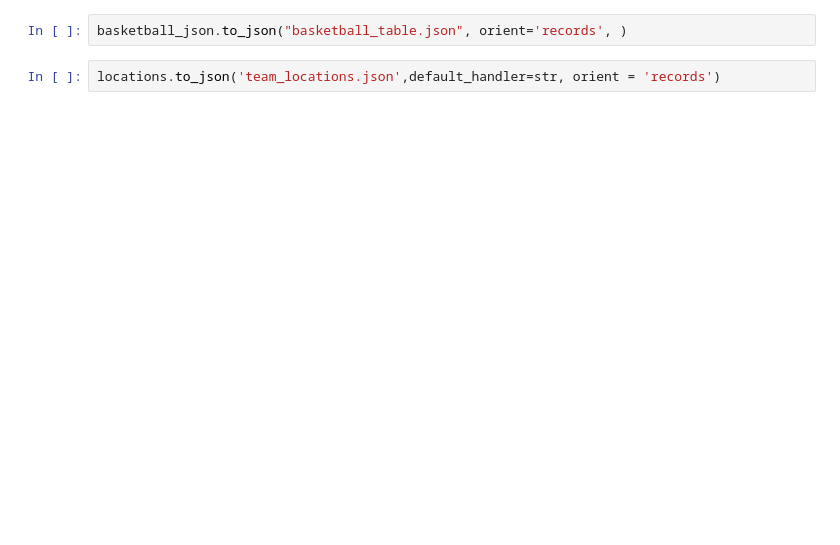
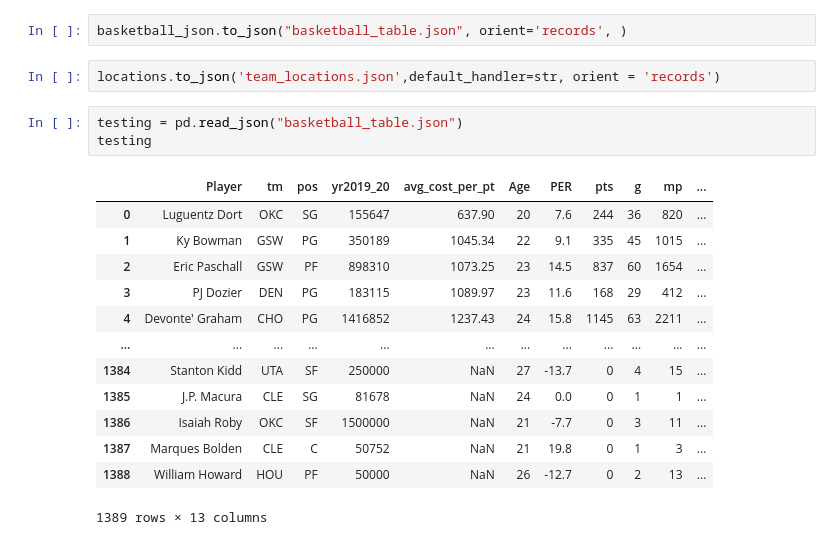
Before and after one commit to gportes24/NBA_salary_analytics, a Jupyter notebook: Resources/starter_code.ipynb, the cells around one changed output. Saved outputs shown, nothing was run; the diff lists cells and outputs as text; blank space fills up the shorter version.

```diff
--- a/Resources/starter_code.ipynb
+++ b/Resources/starter_code.ipynb
@@ -799,3 +1051,20 @@ print(basketball_json)
 basketball_json.to_json("basketball_table.json", orient='records', )
 # %%
 locations.to_json('team_locations.json',default_handler=str, orient = 'records')
+# %%
+testing = pd.read_json("basketball_table.json")
+testing
+# %% [output]
+|  | Player | tm | pos | yr2019_20 | avg_cost_per_pt | Age | PER | pts | g | mp | ... |
+| 0 | Luguentz Dort | OKC | SG | 155647 | 637.90 | 20 | 7.6 | 244 | 36 | 820 | ... |
+| 1 | Ky Bowman | GSW | PG | 350189 | 1045.34 | 22 | 9.1 | 335 | 45 | 1015 | ... |
+| 2 | Eric Paschall | GSW | PF | 898310 | 1073.25 | 23 | 14.5 | 837 | 60 | 1654 | ... |
+| 3 | PJ Dozier | DEN | PG | 183115 | 1089.97 | 23 | 11.6 | 168 | 29 | 412 | ... |
+| 4 | Devonte' Graham | CHO | PG | 1416852 | 1237.43 | 24 | 15.8 | 1145 | 63 | 2211 | ... |
+| ... | ... | ... | ... | ... | ... | ... | ... | ... | ... | ... | ... |
+| 1384 | Stanton Kidd | UTA | SF | 250000 | NaN | 27 | -13.7 | 0 | 4 | 15 | ... |
+| 1385 | J.P. Macura | CLE | SG | 81678 | NaN | 24 | 0.0 | 0 | 1 | 1 | ... |
+| 1386 | Isaiah Roby | OKC | SF | 1500000 | NaN | 21 | -7.7 | 0 | 3 | 11 | ... |
+| 1387 | Marques Bolden | CLE | C | 50752 | NaN | 21 | 19.8 | 0 | 1 | 3 | ... |
+| 1388 | William Howard | HOU | PF | 50000 | NaN | 26 | -12.7 | 0 | 2 | 13 | ... |
+1389 rows × 13 columns
```
Also changed, not shown: parts of 32 cells of this notebook, 8 other files.
